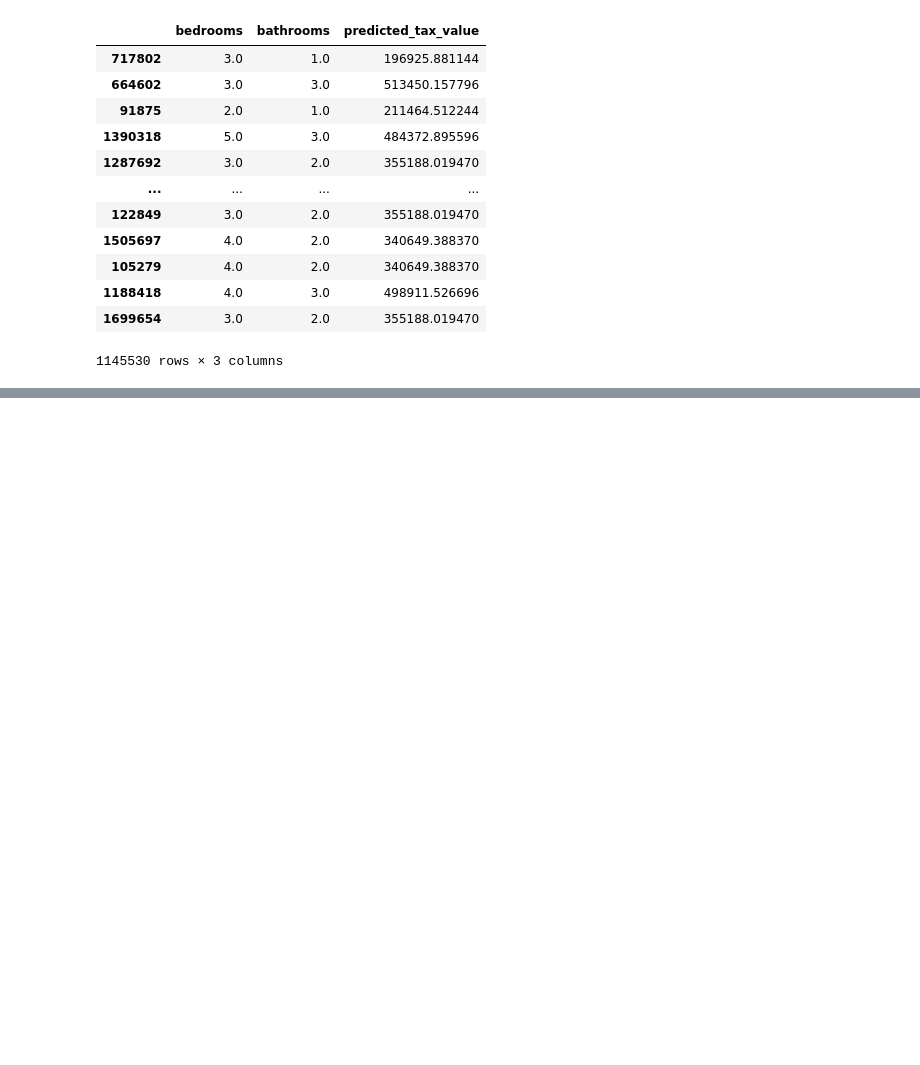
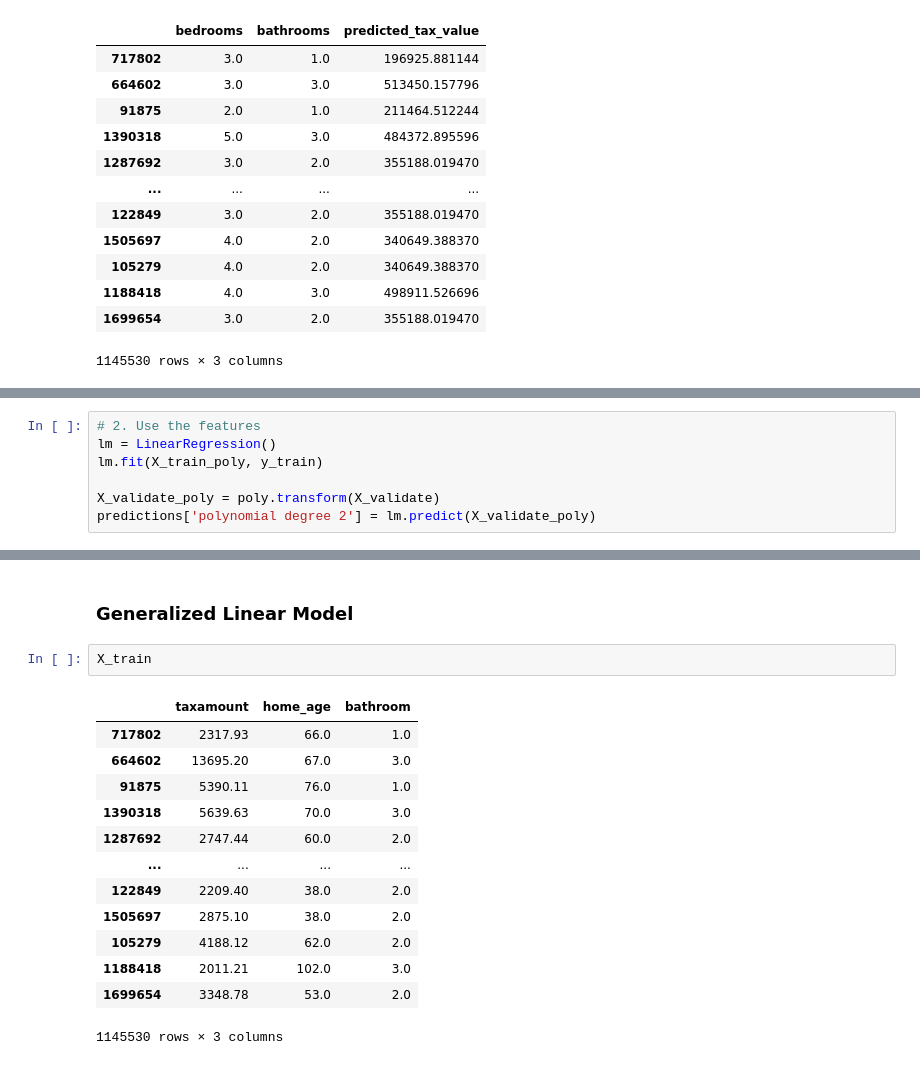
Before and after one commit to Yvette-Ibarra/regression-exercises, a Jupyter notebook: modeling.ipynb, the cells around one changed output, grey strips where cells are left out. Saved outputs shown, nothing was run; the diff lists cells and outputs as text; blank space fills up the shorter version.

```diff
--- a/modeling.ipynb
+++ b/modeling.ipynb
@@ -203,0 +242,7 @@ X
+# %%
+# 2. Use the features
+lm = LinearRegression()
+lm.fit(X_train_poly, y_train)
+
+X_validate_poly = poly.transform(X_validate)
+predictions['polynomial degree 2'] = lm.predict(X_validate_poly)
@@ -203,0 +336,18 @@ X
+# %% [markdown]
+### Generalized Linear Model
+# %%
+X_train
+# %% [output]
+|  | taxamount | home_age | bathroom |
+| 717802 | 2317.93 | 66.0 | 1.0 |
+| 664602 | 13695.20 | 67.0 | 3.0 |
+| 91875 | 5390.11 | 76.0 | 1.0 |
+| 1390318 | 5639.63 | 70.0 | 3.0 |
+| 1287692 | 2747.44 | 60.0 | 2.0 |
+| ... | ... | ... | ... |
+| 122849 | 2209.40 | 38.0 | 2.0 |
+| 1505697 | 2875.10 | 38.0 | 2.0 |
+| 105279 | 4188.12 | 62.0 | 2.0 |
+| 1188418 | 2011.21 | 102.0 | 3.0 |
+| 1699654 | 3348.78 | 53.0 | 2.0 |
+1145530 rows × 3 columns
```
Also changed, not shown: parts of 21 cells of this notebook.
